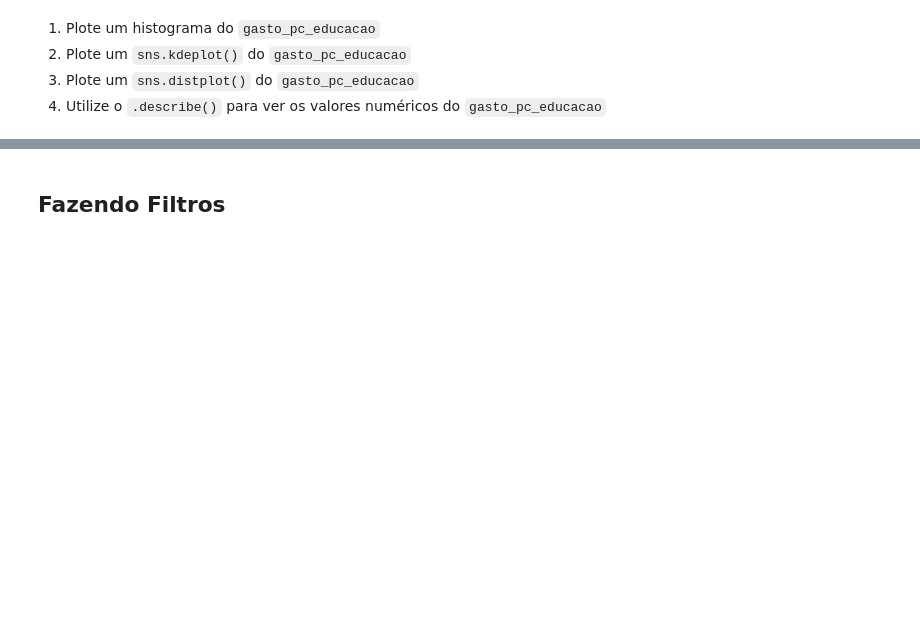
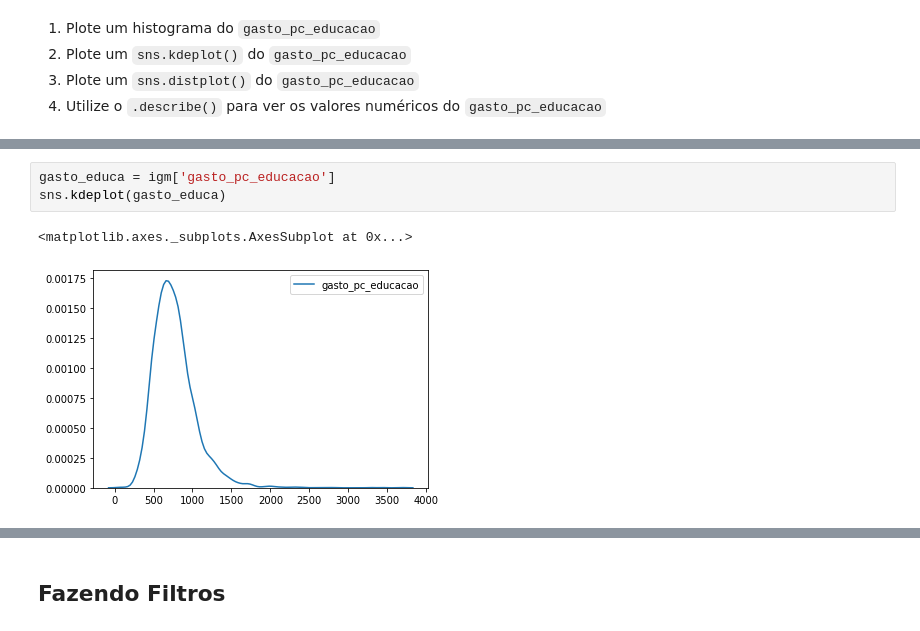
Before and after one commit to barcellfe/datascience_study, a Jupyter notebook: Aula_31_08_2020.ipynb, the cells around one changed output, grey strips where cells are left out. Saved outputs shown, nothing was run; the diff lists cells and outputs as text; blank space fills up the shorter version.

```diff
--- a/Aula_31_08_2020.ipynb
+++ b/Aula_31_08_2020.ipynb
@@ -600,0 +640,6 @@ sns.distplot(ind_des.dropna())
+# %%
+gasto_educa = igm['gasto_pc_educacao']
+sns.kdeplot(gasto_educa)
+# %% [output]
+<matplotlib.axes._subplots.AxesSubplot at 0x...>
+[figure, added]
```
Also changed, not shown: parts of 18 cells of this notebook.
